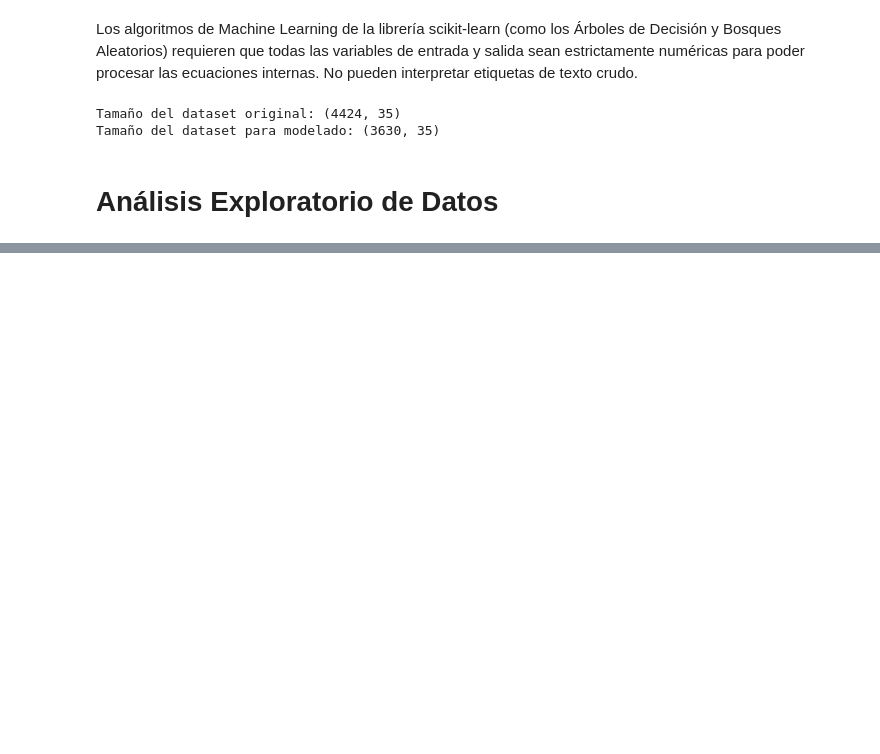
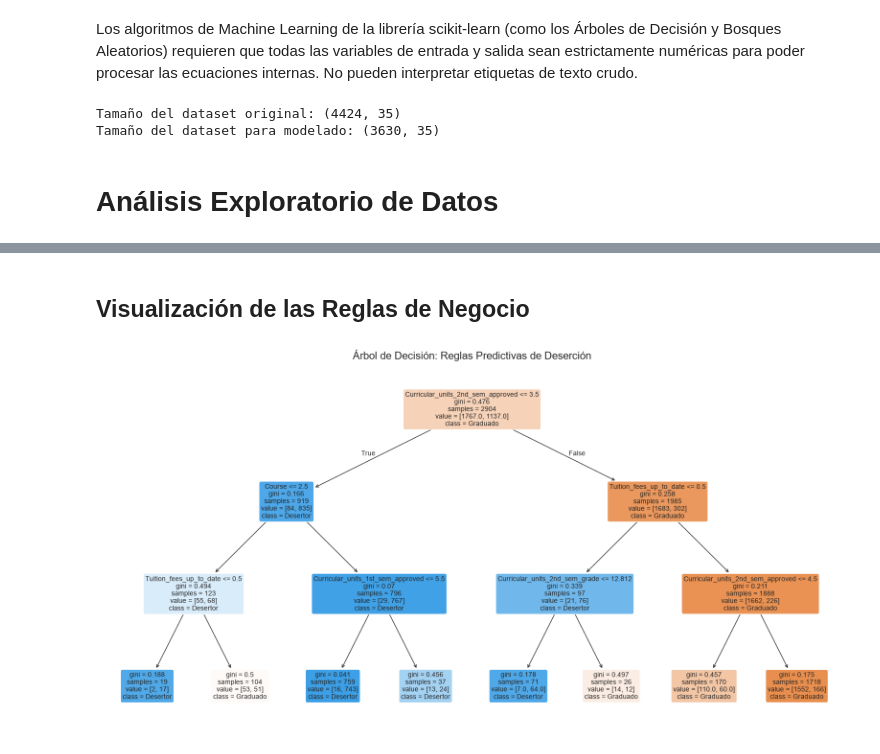
Before and after one commit to Facuccr/prediccion-academica-estudiantes-TLPlll, a Jupyter notebook: notebook/analisis_y_modelado.ipynb, the cells around one changed output, grey strips where cells are left out. Cells and saved outputs as stored; diff of their text form; code cells hidden in the pictures; blank space fills up the shorter version.

```diff
--- a/notebook/analisis_y_modelado.ipynb
+++ b/notebook/analisis_y_modelado.ipynb
@@ -29,6 +29,9 @@ df.head()
 | 3 | 1 | 8 | 2 | 15 | 1 | ... |
 | 4 | 2 | 12 | 1 | 3 | 0 | ... |
 5 rows × 35 columns
+# %%
+# Reemplazamos espacios por guiones bajos y eliminamos los paréntesis
+df.columns = df.columns.str.replace(' ', '_').str.replace('(', '').str.replace(')', '')
 # %% [markdown]
 ## 2. Integridad de los datos (valores nulos)
 # %% [markdown]
@@ -87,0 +114,21 @@ ValueError: Could not interpret value `Tuition_fees_up_to_date` for `x`. An entr
+# %%
+# 1. definimos las variables predictoras (X) y la variable objetivo (y)
+# utilizamos las características seleccionadas para la API
+features = [
+    'Marital_status', 'Course', 'Tuition_fees_up_to_date', 'Gender',
+    'Scholarship_holder', 'Age_at_enrollment', 'Debtor',
+    'Curricular_units_1st_sem_approved', 'Curricular_units_1st_sem_grade',
+    'Curricular_units_2nd_sem_approved', 'Curricular_units_2nd_sem_grade'
+]
+
+X = df_clean[features]
+y = df_clean['Target']
+# %%
+# 2. Dividimos el dataset: 80% para entrenamiento, 20% para prueba
+# Usamos stratify=y para asegurar que la proporcion de desertores se mantenga en ambos grupos
+X_train, X_test, y_train, y_test = train_test_split(X, y, test_size=0.2, random_state=42, stratify=y)
+# %%
+# 3. Inicializar y entrenar el Árbol de Decisión
+# limitamos la profundidad para poder visualizarlo
+tree_model = DecisionTreeClassifier(max_depth=3, random_state=42)
+tree_model.fit(X_train, y_train)
@@ -87,0 +157,14 @@ ValueError: Could not interpret value `Tuition_fees_up_to_date` for `x`. An entr
+# %% [markdown]
+## Visualización de las Reglas de Negocio
+# %%
+plt.figure(figsize=(20, 10))
+plot_tree(tree_model,
+          feature_names=features,
+          class_names=['Graduado', 'Desertor'],
+          filled=True,
+          rounded=True,
+          fontsize=10)
+plt.title("Árbol de Decisión: Reglas Predictivas de Deserción", fontsize=16)
+plt.show()
+# %% [output]
+[figure, added]
```
Also changed, not shown: parts of 19 cells of this notebook.
